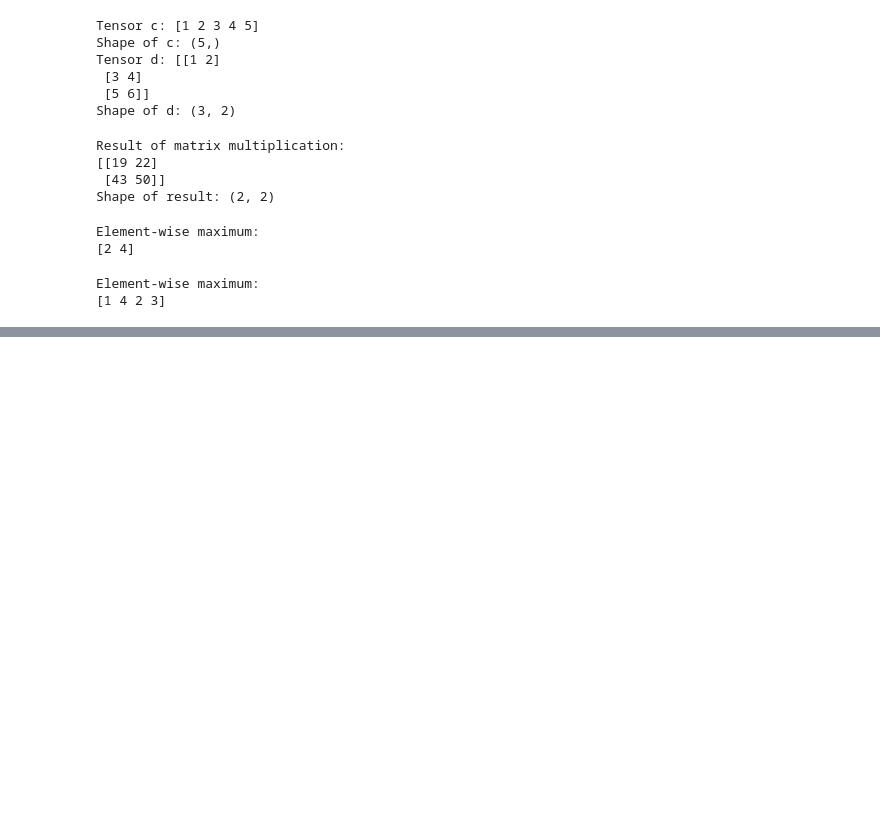
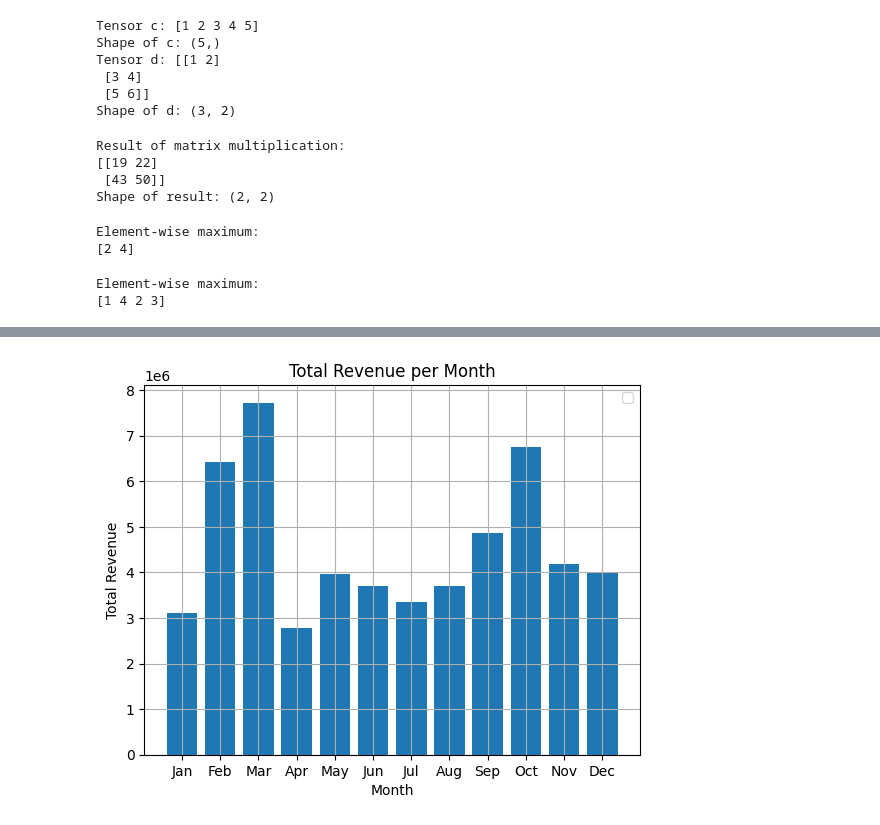
Before and after one commit to vinayp1120/codes, a Jupyter notebook: tensorflow.ipynb, the cells around one changed output, grey strips where cells are left out. Drawn from its saved outputs; the diff is of its cells as text; code cells hidden in the pictures; blank space fills up the shorter version.

```diff
--- a/tensorflow.ipynb
+++ b/tensorflow.ipynb
@@ -92,0 +274,18 @@ Element-wise maximum:
+# %%
+data['month'] = pd.Categorical(data['Month_name'],
+                               categories=['Jan','Feb','Mar','Apr','May','Jun',
+                                           'Jul','Aug','Sep','Oct','Nov','Dec'],
+                               ordered=True)
+
+data = data.sort_values('month')
+revenue_per_month = data.groupby("month")["total_revenue"].sum()
+revenue_per_month.sort_index(inplace=True)  # Ensure months are in chronological order
+plt.bar(revenue_per_month.index, revenue_per_month.values,)
+plt.xlabel("Month")
+plt.ylabel("Total Revenue")
+plt.title("Total Revenue per Month")
+plt.grid()
+plt.legend()
+plt.show()
+# %% [output]
+[figure, added]
```
Also changed, not shown: parts of 16 cells of this notebook.
